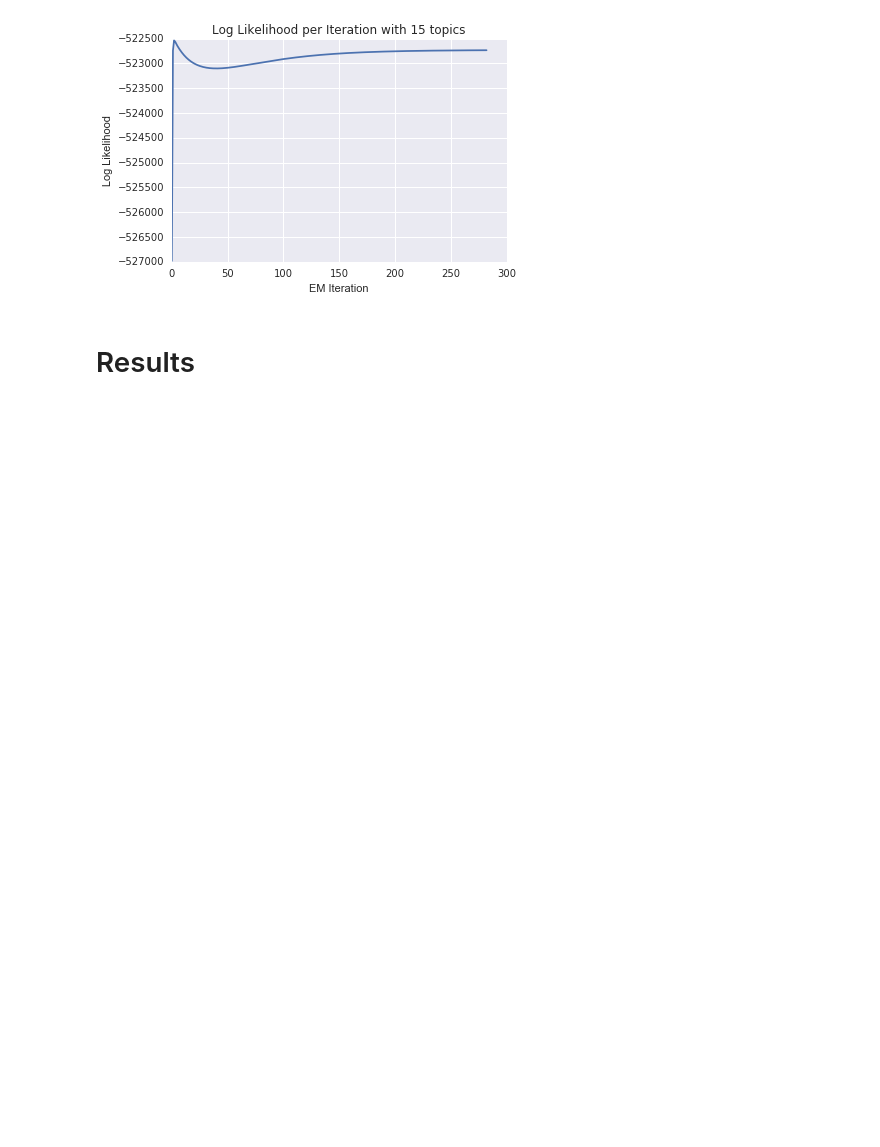
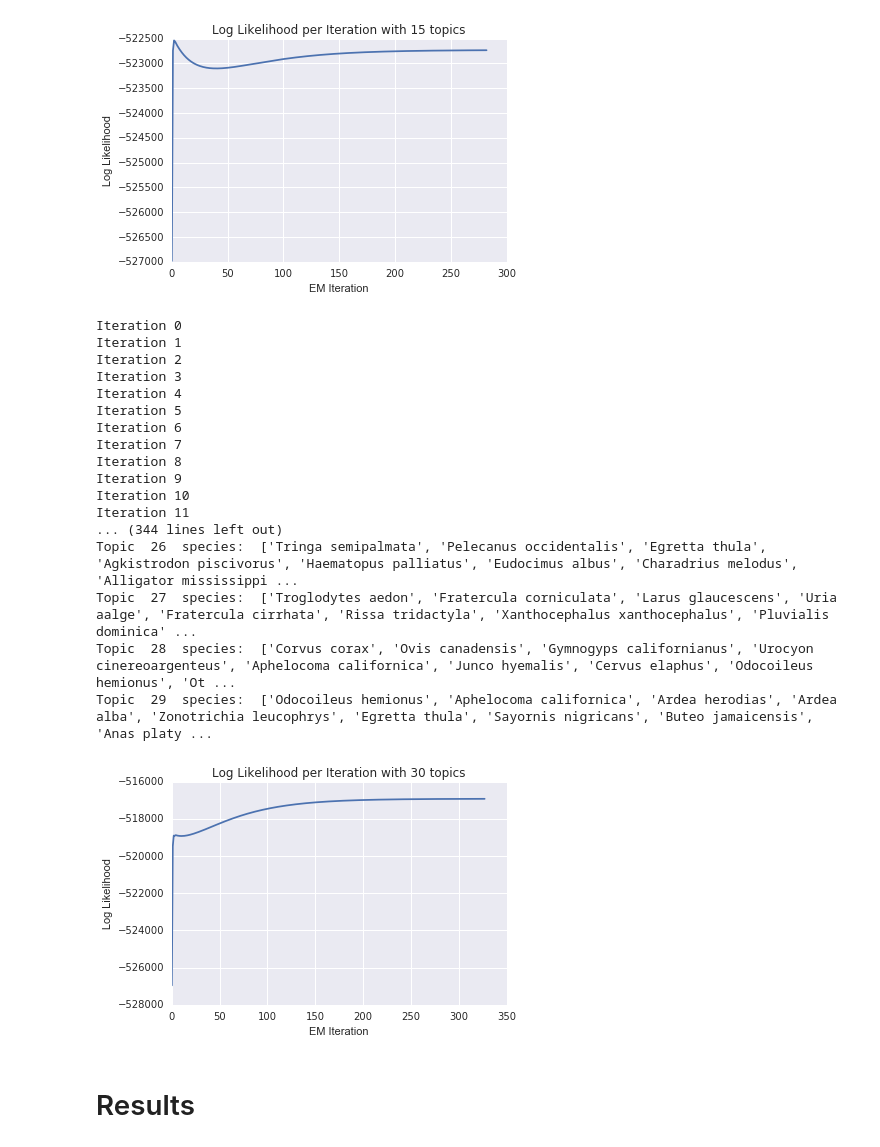
Before and after one commit to averyfaller/AM207Project, a Jupyter notebook: EM.ipynb, the cells around one changed output. Drawn from its saved outputs; the diff is of its cells as text; code cells hidden in the pictures; blank space fills up the shorter version.

```diff
--- a/EM.ipynb
+++ b/EM.ipynb
@@ -423,6 +445,28 @@ Topic  12  species:  ['Ardea herodias', 'Streptopelia decaocto', 'Zenaida macrou
 Topic  13  species:  ['Pituophis catenifer', 'Haemorhous mexicanus', 'Falco sparverius', 'Meleagris gallopavo', 'Peromyscus truei', 'Sialia currucoides', 'Crotalus atrox', 'Buteo jamaicensis', 'Phryno ...
 Topic  14  species:  ['Buteo swainsoni', 'Procyon lotor', 'Nerodia sipedon', 'Terrapene ornata', 'Columba livia', 'Sterna paradisaea', 'Sceloporus consobrinus', 'Turdus migratorius', 'Zenaida asiatica ...
 [figure]
+# %%
+# 30 Topics
+emc30 = EMClassifier(species_lookup_dict=species_lookup_dict, data=np.matrix(grid_species_counts), num_topics=30)
+# %% [output]
+Iteration 0
+Iteration 1
+Iteration 2
+Iteration 3
+Iteration 4
+Iteration 5
+Iteration 6
+Iteration 7
+Iteration 8
+Iteration 9
+Iteration 10
+Iteration 11
+... (344 lines left out)
+Topic  26  species:  ['Tringa semipalmata', 'Pelecanus occidentalis', 'Egretta thula', 'Agkistrodon piscivorus', 'Haematopus palliatus', 'Eudocimus albus', 'Charadrius melodus', 'Alligator mississippi ...
+Topic  27  species:  ['Troglodytes aedon', 'Fratercula corniculata', 'Larus glaucescens', 'Uria aalge', 'Fratercula cirrhata', 'Rissa tridactyla', 'Xanthocephalus xanthocephalus', 'Pluvialis dominica' ...
+Topic  28  species:  ['Corvus corax', 'Ovis canadensis', 'Gymnogyps californianus', 'Urocyon cinereoargenteus', 'Aphelocoma californica', 'Junco hyemalis', 'Cervus elaphus', 'Odocoileus hemionus', 'Ot ...
+Topic  29  species:  ['Odocoileus hemionus', 'Aphelocoma californica', 'Ardea herodias', 'Ardea alba', 'Zonotrichia leucophrys', 'Egretta thula', 'Sayornis nigricans', 'Buteo jamaicensis', 'Anas platy ...
+[figure, added]
 # %% [markdown]
 # Results
 # %%
```
Also changed, not shown: parts of 10 cells of this notebook, 14 other files.
